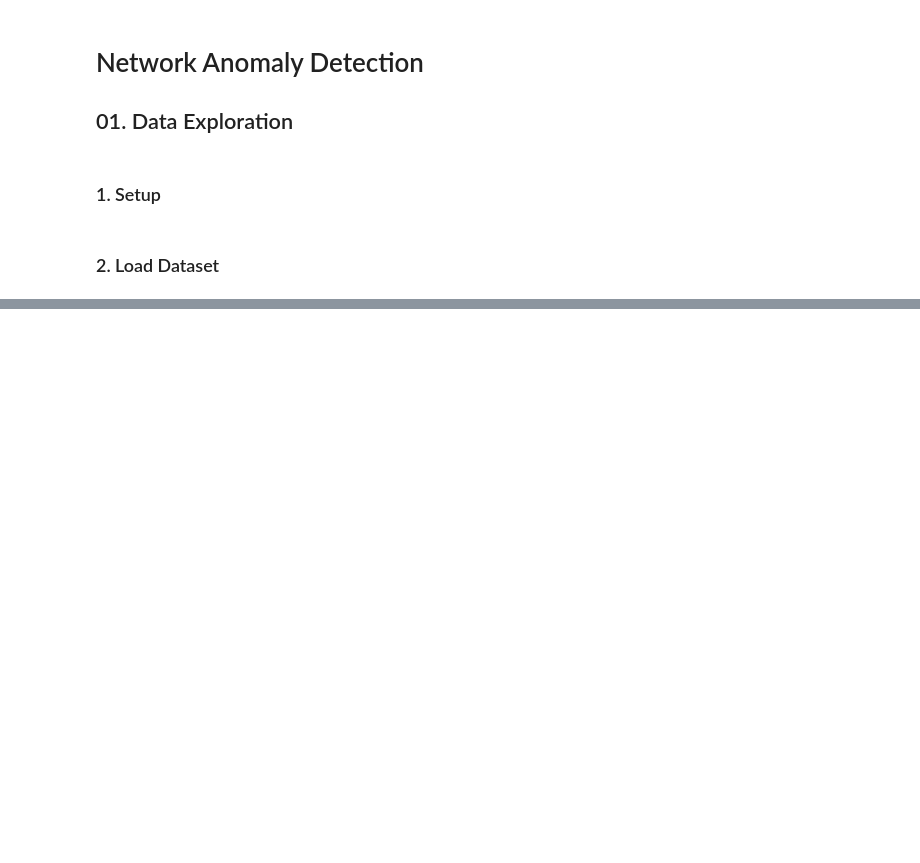
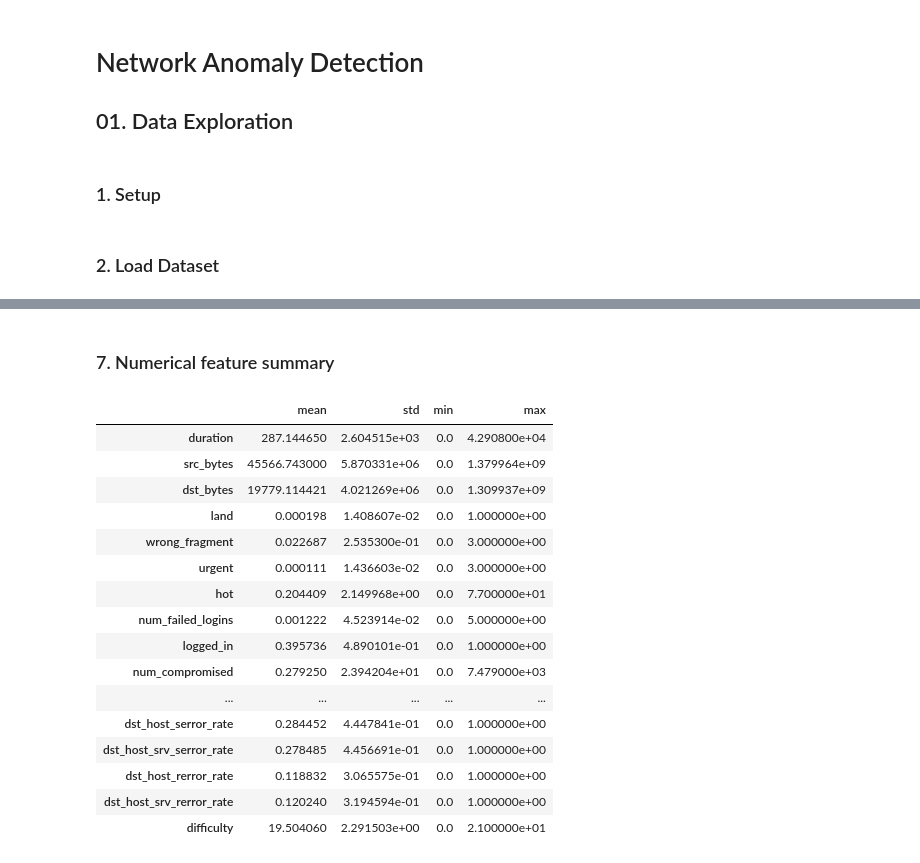
Before and after one commit to Coo15/Network-Anomaly-Detection, a Jupyter notebook: notebooks/01_data-exploration.ipynb, the cells around one changed output, grey strips where cells are left out. Drawn from its saved outputs; the diff is of its cells as text; code cells hidden in the pictures; blank space fills up the shorter version.

```diff
--- a/notebooks/01_data-exploration.ipynb
+++ b/notebooks/01_data-exploration.ipynb
@@ -196,0 +126,24 @@ Final shape: (3245180, 8)
+# %% [markdown]
+### 7. Numerical feature summary
+# %%
+numerical_cols = df.select_dtypes(include=['int64','float64']).columns
+
+df[numerical_cols].describe().T[['mean','std','min','max']]
+# %% [output]
+|  | mean | std | min | max |
+| duration | 287.144650 | 2.604515e+03 | 0.0 | 4.290800e+04 |
+| src_bytes | 45566.743000 | 5.870331e+06 | 0.0 | 1.379964e+09 |
+| dst_bytes | 19779.114421 | 4.021269e+06 | 0.0 | 1.309937e+09 |
+| land | 0.000198 | 1.408607e-02 | 0.0 | 1.000000e+00 |
+| wrong_fragment | 0.022687 | 2.535300e-01 | 0.0 | 3.000000e+00 |
+| urgent | 0.000111 | 1.436603e-02 | 0.0 | 3.000000e+00 |
+| hot | 0.204409 | 2.149968e+00 | 0.0 | 7.700000e+01 |
+| num_failed_logins | 0.001222 | 4.523914e-02 | 0.0 | 5.000000e+00 |
+| logged_in | 0.395736 | 4.890101e-01 | 0.0 | 1.000000e+00 |
+| num_compromised | 0.279250 | 2.394204e+01 | 0.0 | 7.479000e+03 |
+| ... | ... | ... | ... | ... |
+| dst_host_serror_rate | 0.284452 | 4.447841e-01 | 0.0 | 1.000000e+00 |
+| dst_host_srv_serror_rate | 0.278485 | 4.456691e-01 | 0.0 | 1.000000e+00 |
+| dst_host_rerror_rate | 0.118832 | 3.065575e-01 | 0.0 | 1.000000e+00 |
+| dst_host_srv_rerror_rate | 0.120240 | 3.194594e-01 | 0.0 | 1.000000e+00 |
+| difficulty | 19.504060 | 2.291503e+00 | 0.0 | 2.100000e+01 |
```
Also changed, not shown: parts of 42 cells of this notebook, 9 other files.
